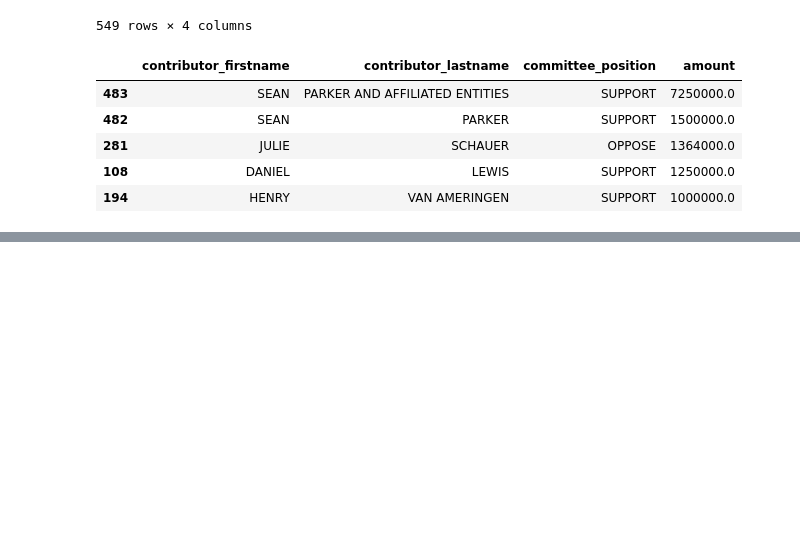
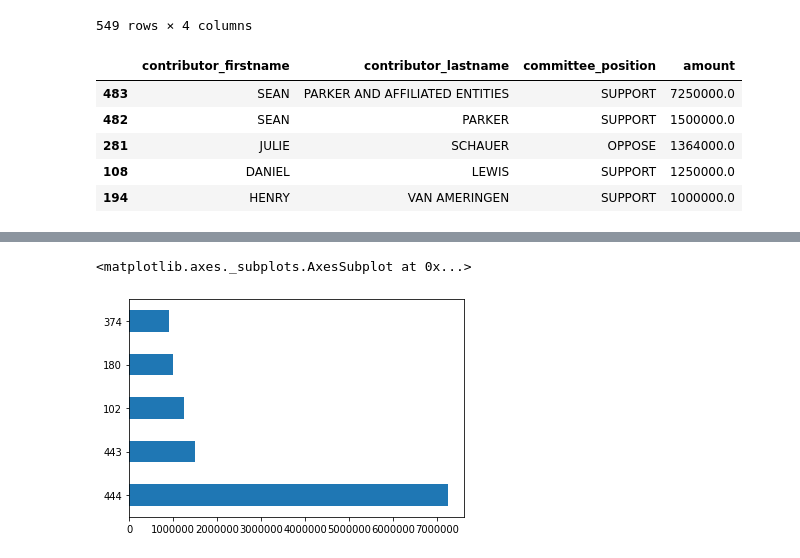
Before and after one commit to githaojun/first-python-notebook, a Jupyter notebook: first-python-notebook.ipynb, the cells around one changed output, grey strips where cells are left out. Cells and saved outputs as stored; diff of their text form; code cells hidden in the pictures; blank space fills up the shorter version.

```diff
--- a/first-python-notebook.ipynb
+++ b/first-python-notebook.ipynb
@@ -496,0 +513,5 @@ flist.amount.sum()
+# %%
+top_supporters.head(5).amount.plot.barh()
+# %% [output]
+<matplotlib.axes._subplots.AxesSubplot at 0x...>
+[figure, added]
```
Also changed, not shown: parts of 15 cells of this notebook.
